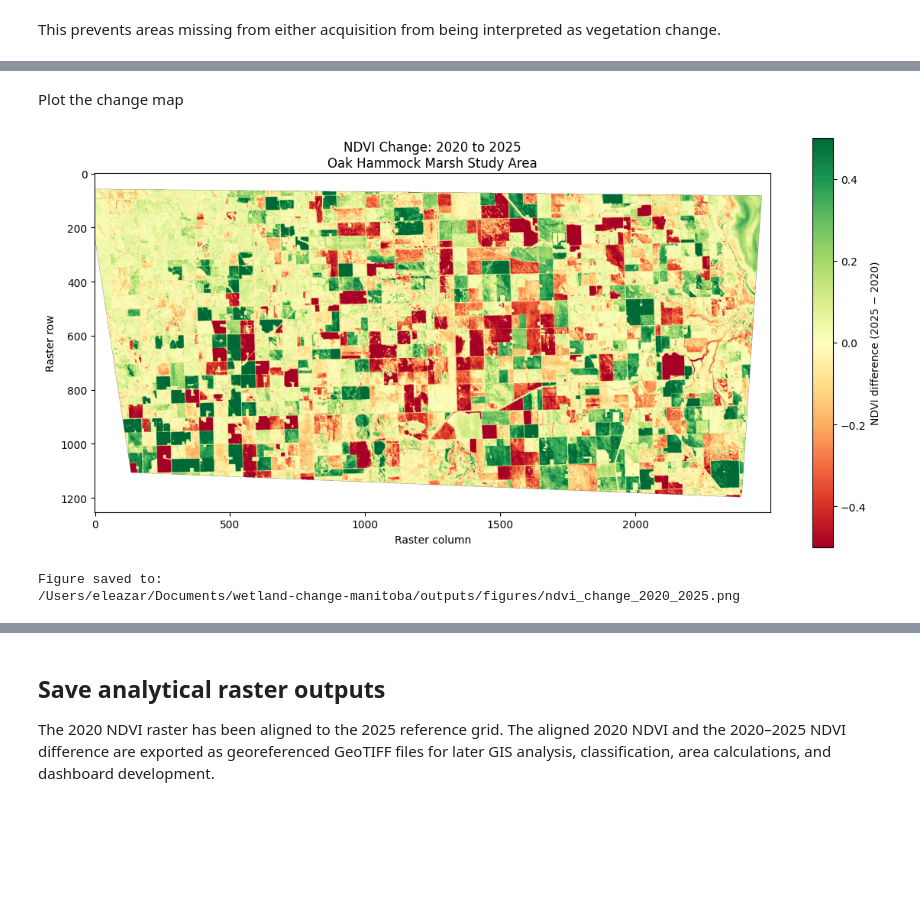
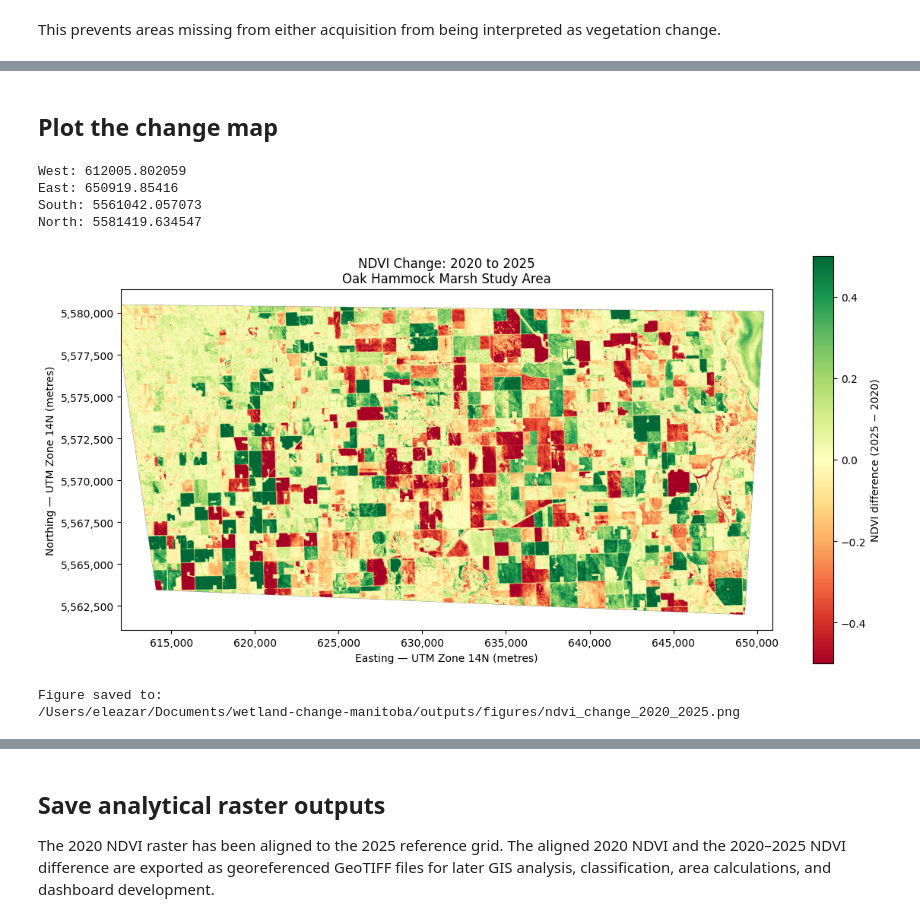
Before and after one commit to DiazHumberto/wetland-change-manitoba, a Jupyter notebook: notebooks/02_change_detection.ipynb, the cells around one changed output, grey strips where cells are left out. Drawn from its saved outputs; the diff is of its cells as text; code cells hidden in the pictures; blank space fills up the shorter version.

```diff
--- a/notebooks/02_change_detection.ipynb
+++ b/notebooks/02_change_detection.ipynb
@@ -484,5 +534,36 @@ Median NDVI change: 0.012064486742019653
 # %% [markdown]
-Plot the change map
+## Plot the change map
+# %%
+from matplotlib.ticker import FuncFormatter
+from rasterio.transform import array_bounds
+
+# Calculate the geographic bounds of the 2025 reference grid.
+raster_height = reference_metadata["height"]
+raster_width = reference_metadata["width"]
+raster_transform = reference_metadata["transform"]
+
+west, south, east, north = array_bounds(
+    raster_height,
+    raster_width,
+    raster_transform,
+)
+
+map_extent = (
+    west,
+    east,
+    south,
+    north,
+)
+
+print("West:", west)
+print("East:", east)
+print("South:", south)
+print("North:", north)
+# %% [output]
+West: 612005.802059
+East: 650919.85416
+South: 5561042.057073
+North: 5581419.634547
 # %%
 fig, ax = plt.subplots(figsize=(12, 7))
 
@@ -491,45 +572,78 @@ change_image = ax.imshow(
     cmap="RdYlGn",
     vmin=-0.5,
     vmax=0.5,
+    extent=map_extent,
+    origin="upper",
 )
 
 ax.set_title(
     "NDVI Change: 2020 to 2025\n"
     "Oak Hammock Marsh Study Area"
 )
-ax.set_xlabel("Raster column")
-ax.set_ylabel("Raster row")
+
+ax.set_xlabel(
+    "Easting — UTM Zone 14N (metres)"
+)
+
+ax.set_ylabel(
+    "Northing — UTM Zone 14N (metres)"
+)
+
+# Display coordinates with commas and no scientific notation.
+coordinate_formatter = FuncFormatter(
+    lambda value, position: f"{value:,.0f}"
+)
+
+ax.xaxis.set_major_formatter(
+    coordinate_formatter
+)
+
+ax.yaxis.set_major_formatter(
+    coordinate_formatter
+)
+
+ax.set_aspect("equal")
 
 colorbar = fig.colorbar(
     change_image,
     ax=ax,
     shrink=0.8,
 )
 
-colorbar.set_label("NDVI difference (2025 − 2020)")
+colorbar.set_label(
+    "NDVI difference (2025 − 2020)"
+)
 
 plt.tight_layout()
 
-figures_directory = project_root / "outputs" / "figures"
-figures_directory.mkdir(parents=True, exist_ok=True)
+figures_directory = (
+    project_root
+    / "outputs"
+    / "figures"
+)
+
+figures_directory.mkdir(
+    parents=True,
+    exist_ok=True,
+)
 
 change_figure_path = (
     figures_directory
     / "ndvi_change_2020_2025.png"
 )
 
-plt.savefig(
+fig.savefig(
     change_figure_path,
     dpi=300,
     bbox_inches="tight",
 )
 
 plt.show()
 
 print("Figure saved to:")
 print(change_figure_path)
 # %% [output]
-[figure, old version]
+[figure, new version]
 Figure saved to:
 /Users/eleazar/Documents/wetland-change-manitoba/outputs/figures/ndvi_change_2020_2025.png
 # %%
```
Also changed, not shown: parts of 19 cells of this notebook, 6 other files.
